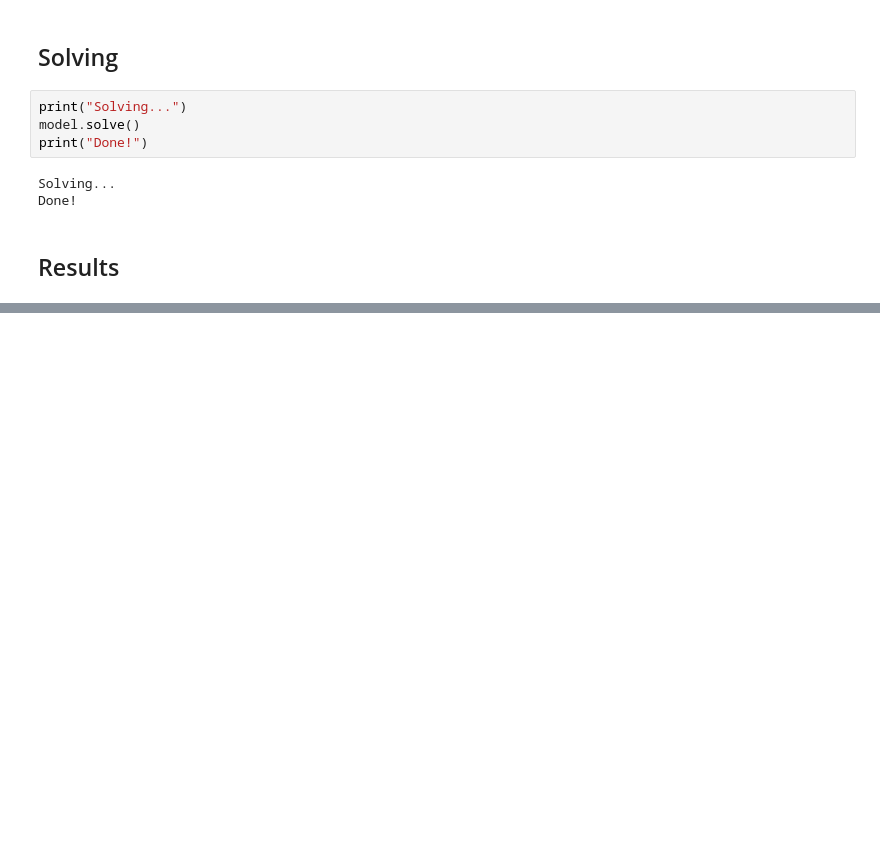
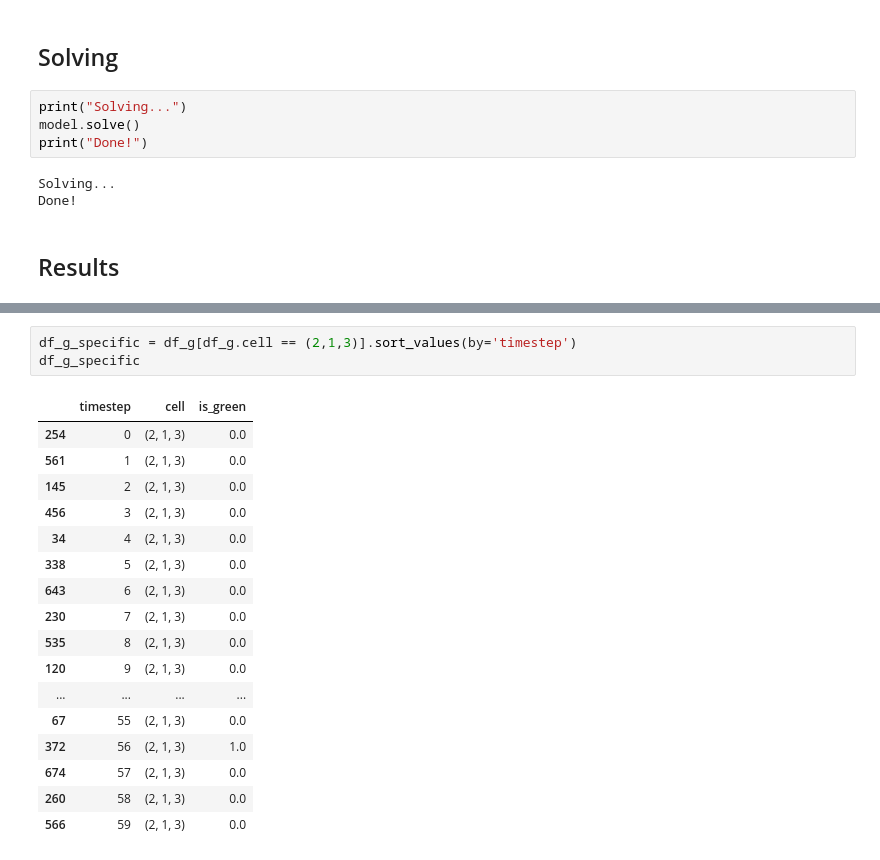
Before and after one commit to DEGABGED/linear_solver, a Jupyter notebook: CTM MILP Formulation.ipynb, the cells around one changed output, grey strips where cells are left out. Drawn from its saved outputs; the diff is of its cells as text; blank space fills up the shorter version.

```diff
--- a/CTM MILP Formulation.ipynb
+++ b/CTM MILP Formulation.ipynb
@@ -595,0 +665,21 @@ dtype: object
+# %%
+df_g_specific = df_g[df_g.cell == (2,1,3)].sort_values(by='timestep')
+df_g_specific
+# %% [output]
+|  | timestep | cell | is_green |
+| 254 | 0 | (2, 1, 3) | 0.0 |
+| 561 | 1 | (2, 1, 3) | 0.0 |
+| 145 | 2 | (2, 1, 3) | 0.0 |
+| 456 | 3 | (2, 1, 3) | 0.0 |
+| 34 | 4 | (2, 1, 3) | 0.0 |
+| 338 | 5 | (2, 1, 3) | 0.0 |
+| 643 | 6 | (2, 1, 3) | 0.0 |
+| 230 | 7 | (2, 1, 3) | 0.0 |
+| 535 | 8 | (2, 1, 3) | 0.0 |
+| 120 | 9 | (2, 1, 3) | 0.0 |
+| ... | ... | ... | ... |
+| 67 | 55 | (2, 1, 3) | 0.0 |
+| 372 | 56 | (2, 1, 3) | 1.0 |
+| 674 | 57 | (2, 1, 3) | 0.0 |
+| 260 | 58 | (2, 1, 3) | 0.0 |
+| 566 | 59 | (2, 1, 3) | 0.0 |
```
Also changed, not shown: parts of 14 cells of this notebook, 2 other files.
